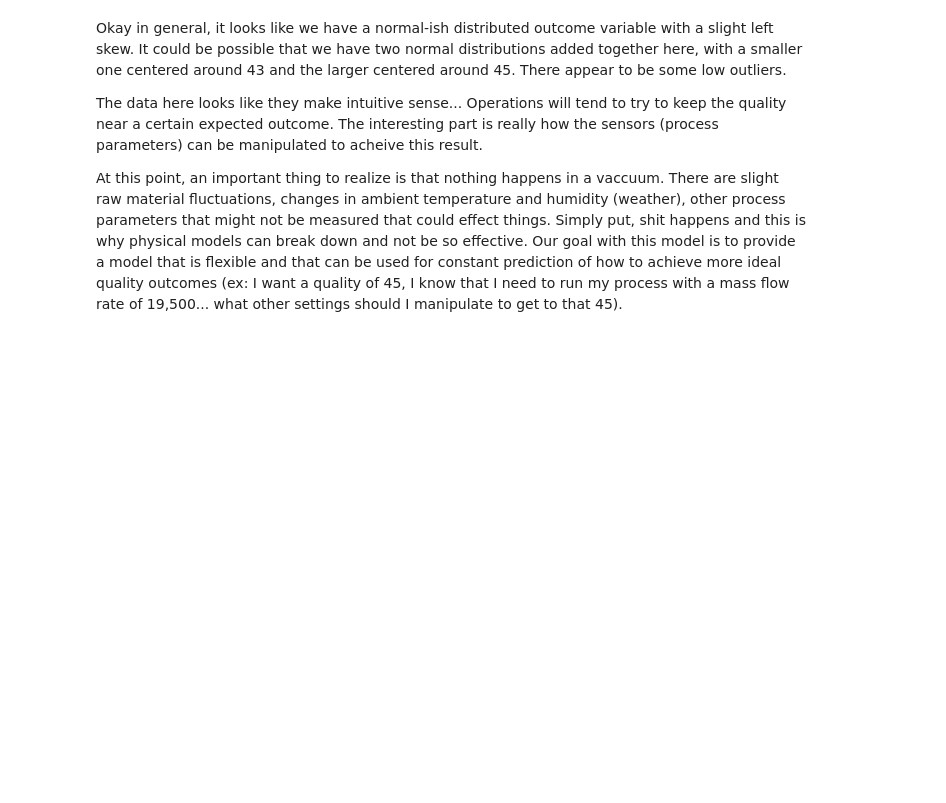
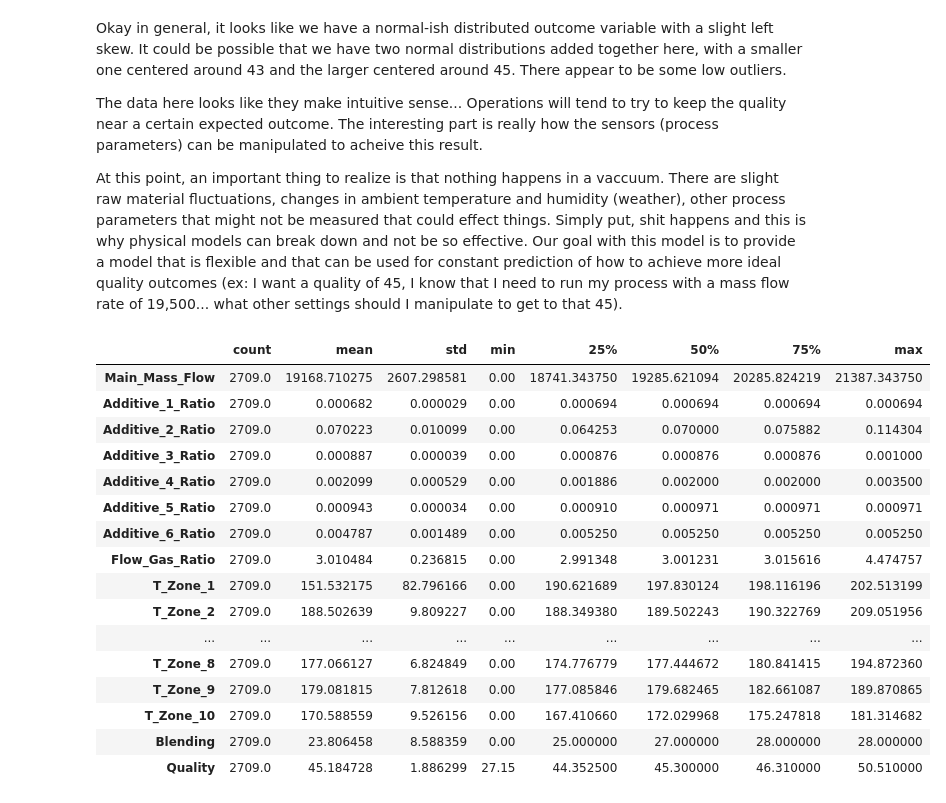
Before and after one commit to boudrejp/w207_supplemental, a Jupyter notebook: final/John Exploratory.ipynb, the cells around one changed output. Cells and saved outputs as stored; diff of their text form; code cells hidden in the pictures; blank space fills up the shorter version.

```diff
--- a/final/John Exploratory.ipynb
+++ b/final/John Exploratory.ipynb
@@ -158,3 +158,26 @@ Okay in general, it looks like we have a normal-ish distributed outcome variable
 The data here looks like they make intuitive sense... Operations will tend to try to keep the quality near a certain expected outcome. The interesting part is really how the sensors (process parameters) can be manipulated to acheive this result.
 
 At this point, an important thing to realize is that nothing happens in a vaccuum. There are slight raw material fluctuations, changes in ambient temperature and humidity (weather), other process parameters that might not be measured that could effect things. Simply put, shit happens and this is why physical models can break down and not be so effective. Our goal with this model is to provide a model that is flexible and that can be used for constant prediction of how to achieve more ideal quality outcomes (ex: I want a quality of 45, I know that I need to run my process with a mass flow rate of 19,500... what other settings should I manipulate to get to that 45).
+# %%
+def display_all(df):
+    with pd.option_context("display.max_rows", 1000, "display.max_columns", 1000):
+        display(df)
+display_all(data.describe().T)
+# %% [output]
+|  | count | mean | std | min | 25% | 50% | 75% | max |
+| Main_Mass_Flow | 2709.0 | 19168.710275 | 2607.298581 | 0.00 | 18741.343750 | 19285.621094 | 20285.824219 | 21387.343750 |
+| Additive_1_Ratio | 2709.0 | 0.000682 | 0.000029 | 0.00 | 0.000694 | 0.000694 | 0.000694 | 0.000694 |
+| Additive_2_Ratio | 2709.0 | 0.070223 | 0.010099 | 0.00 | 0.064253 | 0.070000 | 0.075882 | 0.114304 |
+| Additive_3_Ratio | 2709.0 | 0.000887 | 0.000039 | 0.00 | 0.000876 | 0.000876 | 0.000876 | 0.001000 |
+| Additive_4_Ratio | 2709.0 | 0.002099 | 0.000529 | 0.00 | 0.001886 | 0.002000 | 0.002000 | 0.003500 |
+| Additive_5_Ratio | 2709.0 | 0.000943 | 0.000034 | 0.00 | 0.000910 | 0.000971 | 0.000971 | 0.000971 |
+| Additive_6_Ratio | 2709.0 | 0.004787 | 0.001489 | 0.00 | 0.005250 | 0.005250 | 0.005250 | 0.005250 |
+| Flow_Gas_Ratio | 2709.0 | 3.010484 | 0.236815 | 0.00 | 2.991348 | 3.001231 | 3.015616 | 4.474757 |
+| T_Zone_1 | 2709.0 | 151.532175 | 82.796166 | 0.00 | 190.621689 | 197.830124 | 198.116196 | 202.513199 |
+| T_Zone_2 | 2709.0 | 188.502639 | 9.809227 | 0.00 | 188.349380 | 189.502243 | 190.322769 | 209.051956 |
+| ... | ... | ... | ... | ... | ... | ... | ... | ... |
+| T_Zone_8 | 2709.0 | 177.066127 | 6.824849 | 0.00 | 174.776779 | 177.444672 | 180.841415 | 194.872360 |
+| T_Zone_9 | 2709.0 | 179.081815 | 7.812618 | 0.00 | 177.085846 | 179.682465 | 182.661087 | 189.870865 |
+| T_Zone_10 | 2709.0 | 170.588559 | 9.526156 | 0.00 | 167.410660 | 172.029968 | 175.247818 | 181.314682 |
+| Blending | 2709.0 | 23.806458 | 8.588359 | 0.00 | 25.000000 | 27.000000 | 28.000000 | 28.000000 |
+| Quality | 2709.0 | 45.184728 | 1.886299 | 27.15 | 44.352500 | 45.300000 | 46.310000 | 50.510000 |
```
Also changed, not shown: parts of 4 cells of this notebook.
